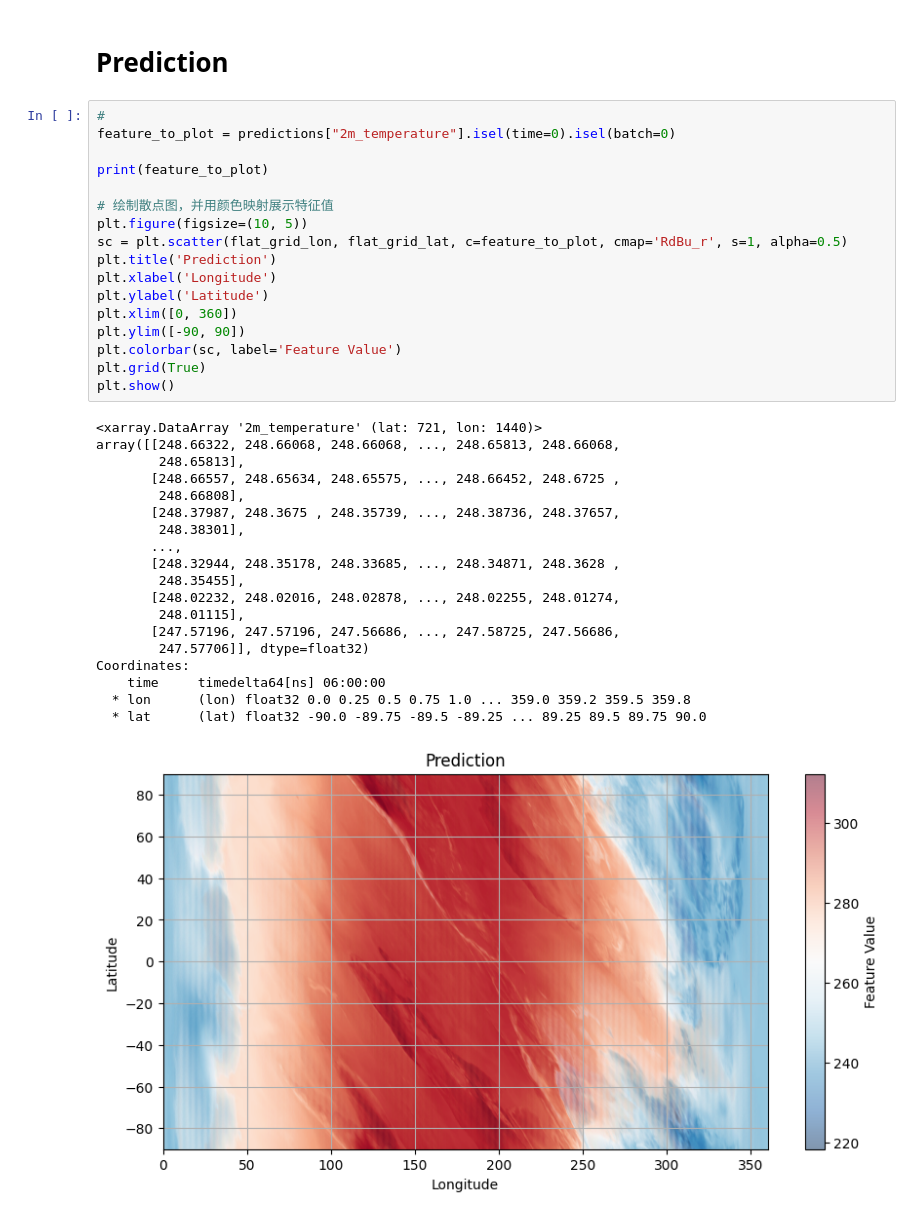
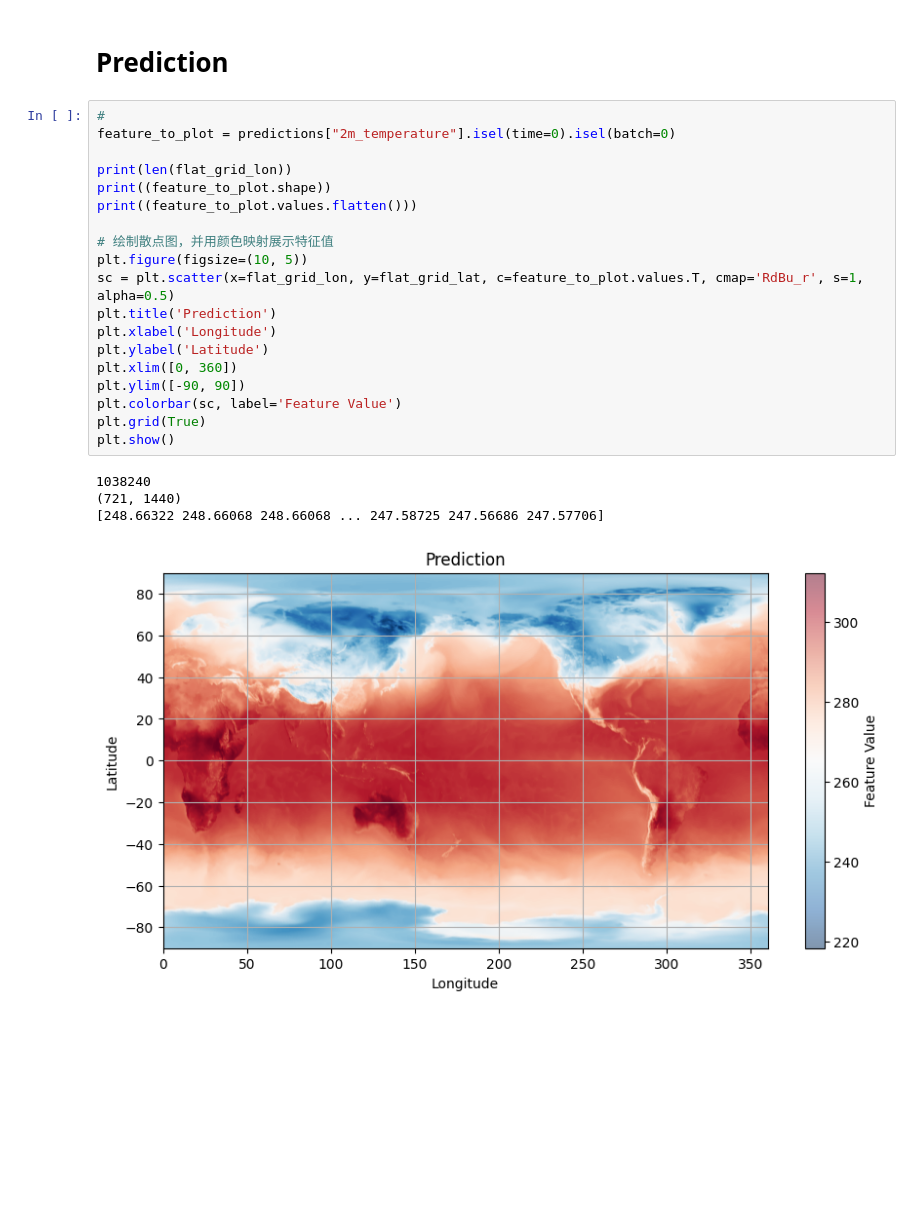
Before and after one commit to PiuQiuPiaQia/gnn-vis, a Jupyter notebook: GraphCast/graphcast-main/main.ipynb, the cells around one changed output. Cells and saved outputs as stored; diff of their text form; blank space fills up the shorter version.

```diff
--- a/GraphCast/graphcast-main/main.ipynb
+++ b/GraphCast/graphcast-main/main.ipynb
@@ -197,37 +179,24 @@ output_grid_nodes.shape
 # %%
 #
 feature_to_plot = predictions["2m_temperature"].isel(time=0).isel(batch=0)
 
-print(feature_to_plot)
+print(len(flat_grid_lon))
+print((feature_to_plot.shape))
+print((feature_to_plot.values.flatten()))
 
 # 绘制散点图，并用颜色映射展示特征值
 plt.figure(figsize=(10, 5))
-sc = plt.scatter(flat_grid_lon, flat_grid_lat, c=feature_to_plot, cmap='RdBu_r', s=1, alpha=0.5)
+sc = plt.scatter(x=flat_grid_lon, y=flat_grid_lat, c=feature_to_plot.values.T, cmap='RdBu_r', s=1, alpha=0.5)
 plt.title('Prediction')
 plt.xlabel('Longitude')
 plt.ylabel('Latitude')
 plt.xlim([0, 360])
 plt.ylim([-90, 90])
 plt.colorbar(sc, label='Feature Value')
 plt.grid(True)
 plt.show()
 # %% [output]
-<xarray.DataArray '2m_temperature' (lat: 721, lon: 1440)>
-array([[248.66322, 248.66068, 248.66068, ..., 248.65813, 248.66068,
-        248.65813],
-       [248.66557, 248.65634, 248.65575, ..., 248.66452, 248.6725 ,
-        248.66808],
-       [248.37987, 248.3675 , 248.35739, ..., 248.38736, 248.37657,
-        248.38301],
-       ...,
-       [248.32944, 248.35178, 248.33685, ..., 248.34871, 248.3628 ,
-        248.35455],
-       [248.02232, 248.02016, 248.02878, ..., 248.02255, 248.01274,
-        248.01115],
-       [247.57196, 247.57196, 247.56686, ..., 247.58725, 247.56686,
-        247.57706]], dtype=float32)
-Coordinates:
-    time     timedelta64[ns] 06:00:00
-  * lon      (lon) float32 0.0 0.25 0.5 0.75 1.0 ... 359.0 359.2 359.5 359.8
-  * lat      (lat) float32 -90.0 -89.75 -89.5 -89.25 ... 89.25 89.5 89.75 90.0
+1038240
+(721, 1440)
+[248.66322 248.66068 248.66068 ... 247.58725 247.56686 247.57706]
-[figure, old version]
+[figure, new version]
```
Also changed, not shown: parts of 5 cells of this notebook.
